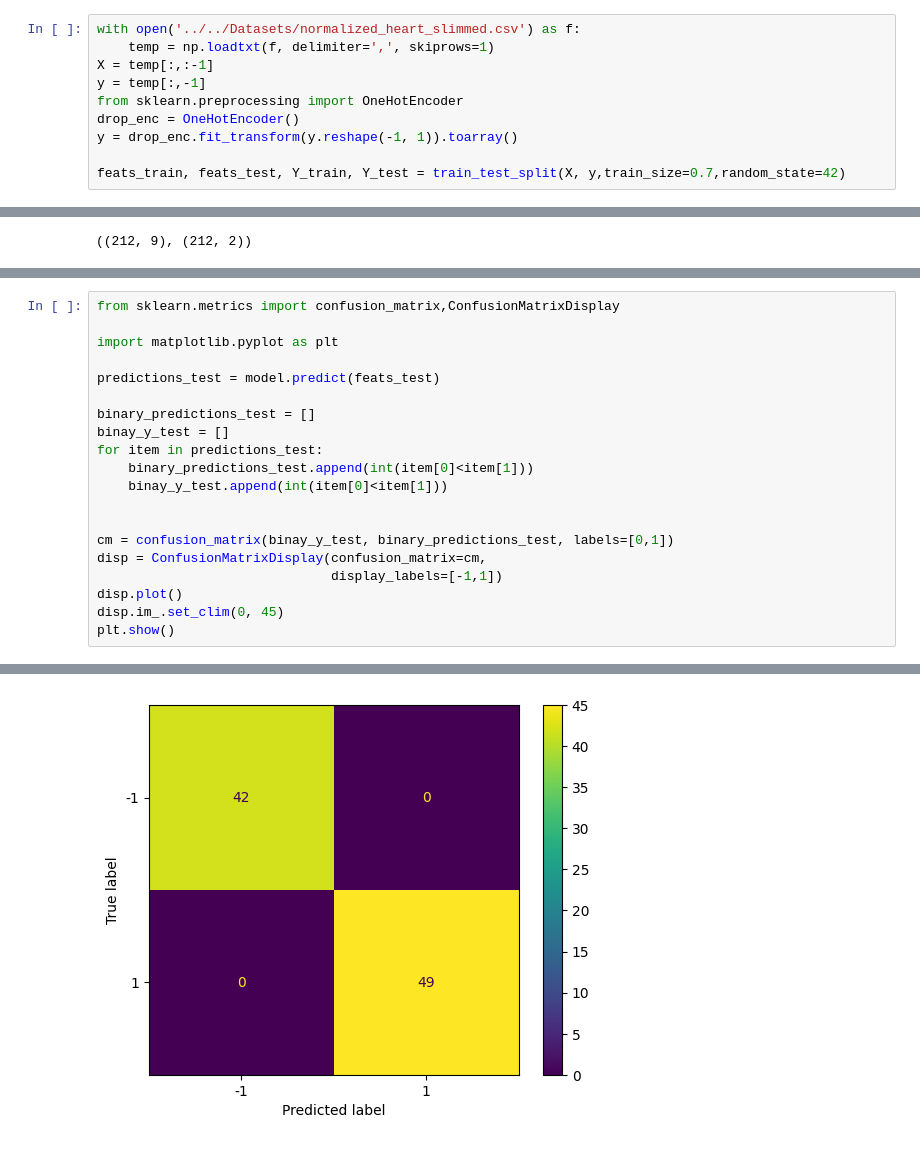
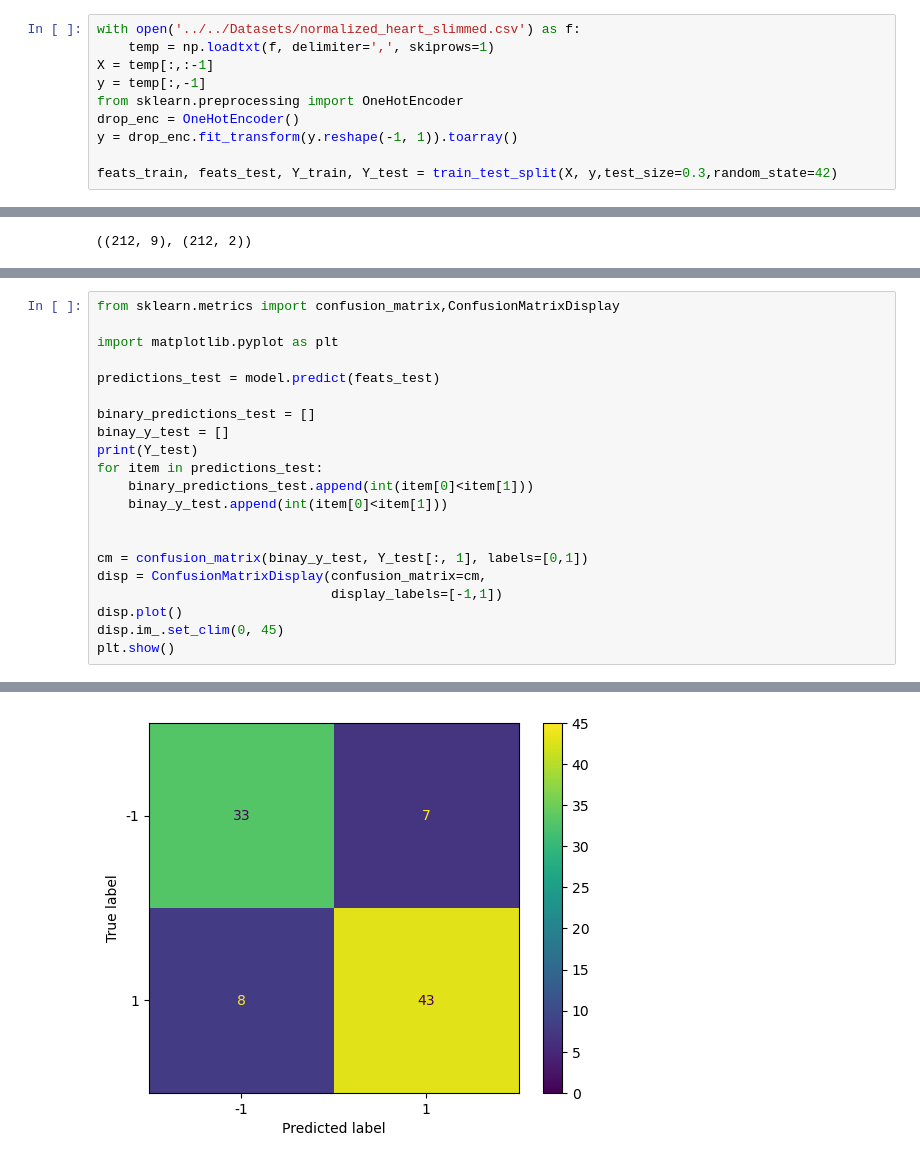
Before and after one commit to ccdftwin2/QML_539, a Jupyter notebook: Models/NN/NN_heart.ipynb, the cells around one changed output, grey strips where cells are left out. Cells and saved outputs as stored; diff of their text form.

```diff
--- a/Models/NN/NN_heart.ipynb
+++ b/Models/NN/NN_heart.ipynb
@@ -19,7 +19,7 @@ from sklearn.preprocessing import OneHotEncoder
 drop_enc = OneHotEncoder()
 y = drop_enc.fit_transform(y.reshape(-1, 1)).toarray()
 
-feats_train, feats_test, Y_train, Y_test = train_test_split(X, y,train_size=0.7,random_state=42)
+feats_train, feats_test, Y_train, Y_test = train_test_split(X, y,test_size=0.3,random_state=42)
 # %%
 feats_train.shape,Y_train.shape
 # %% [output]
@@ -98,12 +92,13 @@ predictions_test = model.predict(feats_test)
 
 binary_predictions_test = []
 binay_y_test = []
+print(Y_test)
 for item in predictions_test:
     binary_predictions_test.append(int(item[0]<item[1]))
     binay_y_test.append(int(item[0]<item[1]))
 
 
-cm = confusion_matrix(binay_y_test, binary_predictions_test, labels=[0,1])
+cm = confusion_matrix(binay_y_test, Y_test[:, 1], labels=[0,1])
 disp = ConfusionMatrixDisplay(confusion_matrix=cm,
                               display_labels=[-1,1])
 disp.plot()
@@ -115 +125 @@ plt.show()
-[figure, old version]
+[figure, new version]
```
Also changed, not shown: parts of 4 cells of this notebook, 27 other files.
